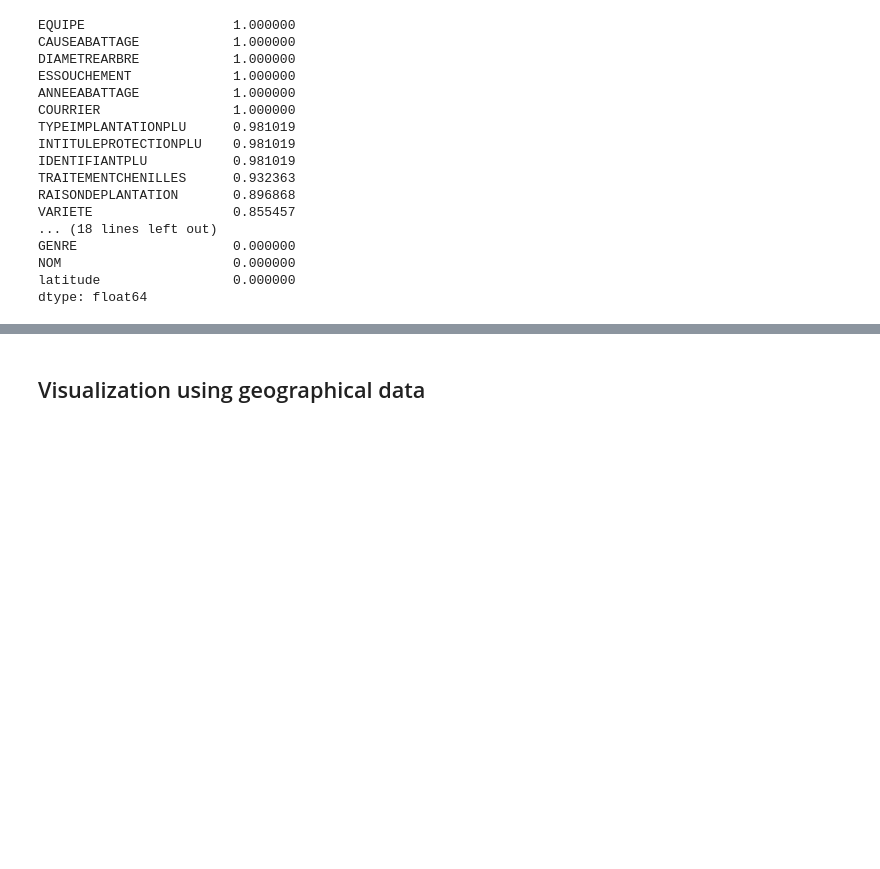
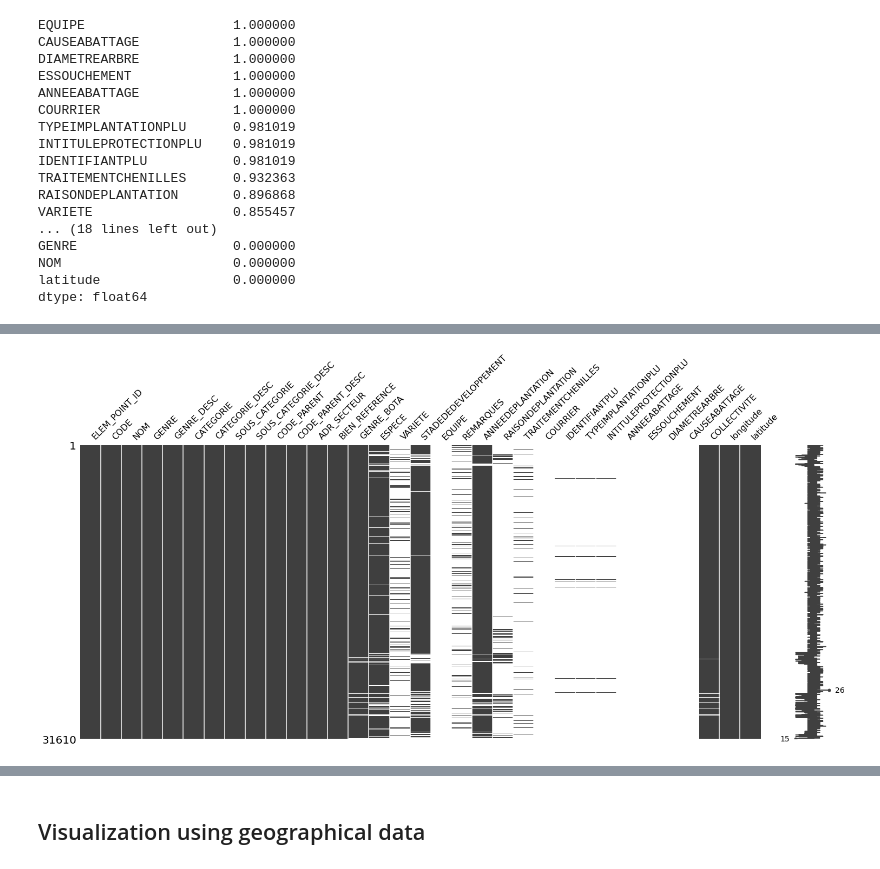
Before and after one commit to RaphaelBouvet/ML_1, a Jupyter notebook: notebooks/Import_Clean.ipynb, the cells around one changed output, grey strips where cells are left out. Cells and saved outputs as stored; diff of their text form; code cells hidden in the pictures; blank space fills up the shorter version.

```diff
--- a/notebooks/Import_Clean.ipynb
+++ b/notebooks/Import_Clean.ipynb
@@ -71,0 +77,4 @@ dtype: float64
+# %%
+msno.matrix(df_tree);
+# %% [output]
+[figure, added]
```
Also changed, not shown: parts of 14 cells of this notebook, 3 other files.
